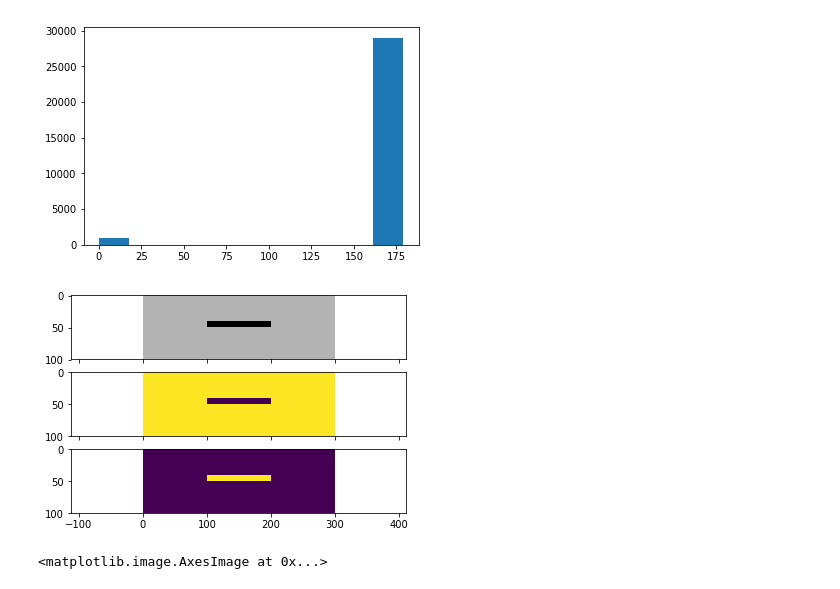
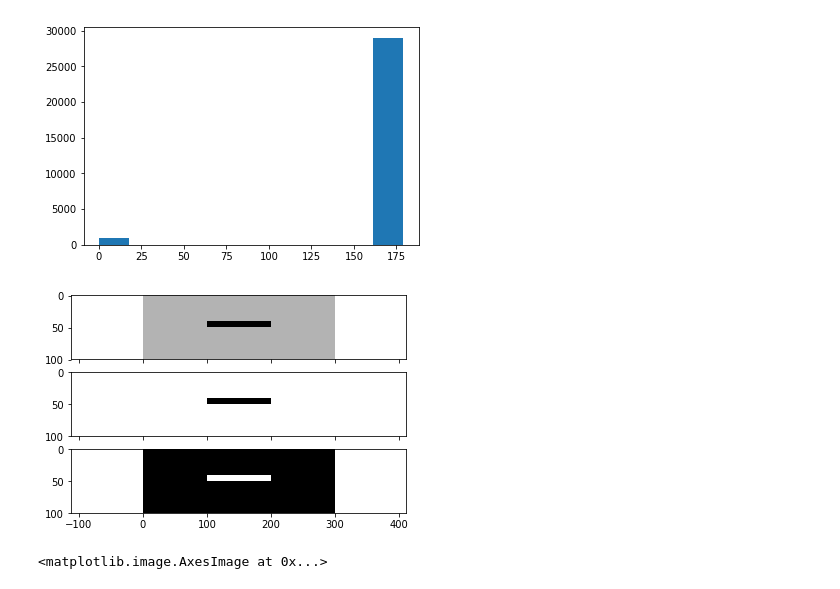
Before and after one commit to jrovegno/opencv, a Jupyter notebook: OpenCV_01.ipynb, the cells around one changed output. Cells and saved outputs as stored; diff of their text form; code cells hidden in the pictures.

```diff
--- a/OpenCV_01.ipynb
+++ b/OpenCV_01.ipynb
@@ -58,7 +67,8 @@ imutils.auto_canny
 # %%
 image = cv2.imread("drawing.png")
 gray = cv2.cvtColor(image, cv2.COLOR_BGR2GRAY)
-_, thresh = cv2.threshold(gray, 127, 255, cv2.THRESH_BINARY_INV)
+threshval, maxval = (127, 255)
+_, thresh = cv2.threshold(gray, threshval, maxval, cv2.THRESH_BINARY_INV)
 # %%
 _ = plt.hist(gray.ravel())
 # %% [output]
@@ -66,9 +76,12 @@ _ = plt.hist(gray.ravel())
 # %%
 fig, axes = plt.subplots(nrows=3, ncols=1, sharex=True, sharey=True)
 for ax, im in zip(axes.flat, [image, gray, thresh]):
-    ax.imshow(im)
+    if len(im.shape) == 3:
+        ax.imshow(cv2.cvtColor(im, cv2.COLOR_BGR2RGB))
+    elif len(im.shape) == 2:
+        ax.imshow(im, cmap='gray')
 # %% [output]
-[figure, old version]
+[figure, new version]
 # %%
 (_, cnts, _) = cv2.findContours(thresh.copy(), cv2.RETR_EXTERNAL, cv2.CHAIN_APPROX_SIMPLE)
 # %%
```
Also changed, not shown: parts of 10 cells of this notebook, 2 other files.
